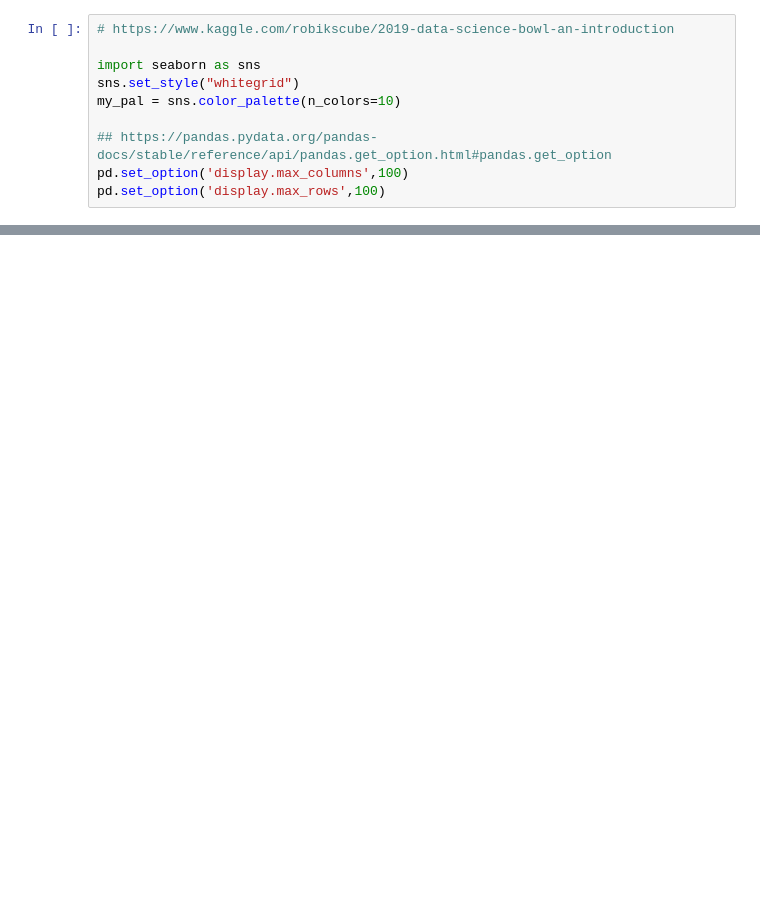
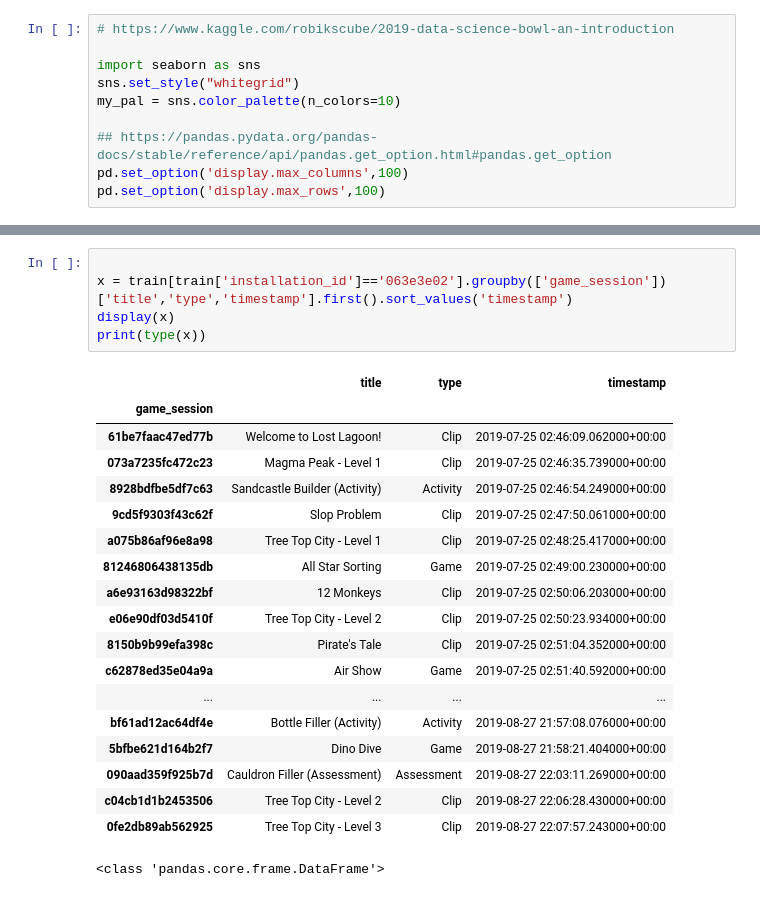
Before and after one commit to chris1214git/2019-DSB, a Jupyter notebook: code/data_preprocess.ipynb, the cells around one changed output, grey strips where cells are left out. Saved outputs shown, nothing was run; the diff lists cells and outputs as text; blank space fills up the shorter version.

```diff
--- a/code/data_preprocess.ipynb
+++ b/code/data_preprocess.ipynb
@@ -71,0 +255,25 @@ reduce_train.isnull().sum().sum()
+# %%
+
+x = train[train['installation_id']=='063e3e02'].groupby(['game_session'])['title','type','timestamp'].first().sort_values('timestamp')
+display(x)
+print(type(x))
+# %% [output]
+|  | title | type | timestamp |
+| game_session |  |  |  |
+| 61be7faac47ed77b | Welcome to Lost Lagoon! | Clip | 2019-07-25 02:46:09.062000+00:00 |
+| 073a7235fc472c23 | Magma Peak - Level 1 | Clip | 2019-07-25 02:46:35.739000+00:00 |
+| 8928bdfbe5df7c63 | Sandcastle Builder (Activity) | Activity | 2019-07-25 02:46:54.249000+00:00 |
+| 9cd5f9303f43c62f | Slop Problem | Clip | 2019-07-25 02:47:50.061000+00:00 |
+| a075b86af96e8a98 | Tree Top City - Level 1 | Clip | 2019-07-25 02:48:25.417000+00:00 |
+| 81246806438135db | All Star Sorting | Game | 2019-07-25 02:49:00.230000+00:00 |
+| a6e93163d98322bf | 12 Monkeys | Clip | 2019-07-25 02:50:06.203000+00:00 |
+| e06e90df03d5410f | Tree Top City - Level 2 | Clip | 2019-07-25 02:50:23.934000+00:00 |
+| 8150b9b99efa398c | Pirate's Tale | Clip | 2019-07-25 02:51:04.352000+00:00 |
+| c62878ed35e04a9a | Air Show | Game | 2019-07-25 02:51:40.592000+00:00 |
+| ... | ... | ... | ... |
+| bf61ad12ac64df4e | Bottle Filler (Activity) | Activity | 2019-08-27 21:57:08.076000+00:00 |
+| 5bfbe621d164b2f7 | Dino Dive | Game | 2019-08-27 21:58:21.404000+00:00 |
+| 090aad359f925b7d | Cauldron Filler (Assessment) | Assessment | 2019-08-27 22:03:11.269000+00:00 |
+| c04cb1d1b2453506 | Tree Top City - Level 2 | Clip | 2019-08-27 22:06:28.430000+00:00 |
+| 0fe2db89ab562925 | Tree Top City - Level 3 | Clip | 2019-08-27 22:07:57.243000+00:00 |
+<class 'pandas.core.frame.DataFrame'>
```
Also changed, not shown: parts of 18 cells of this notebook, 36 other files.
